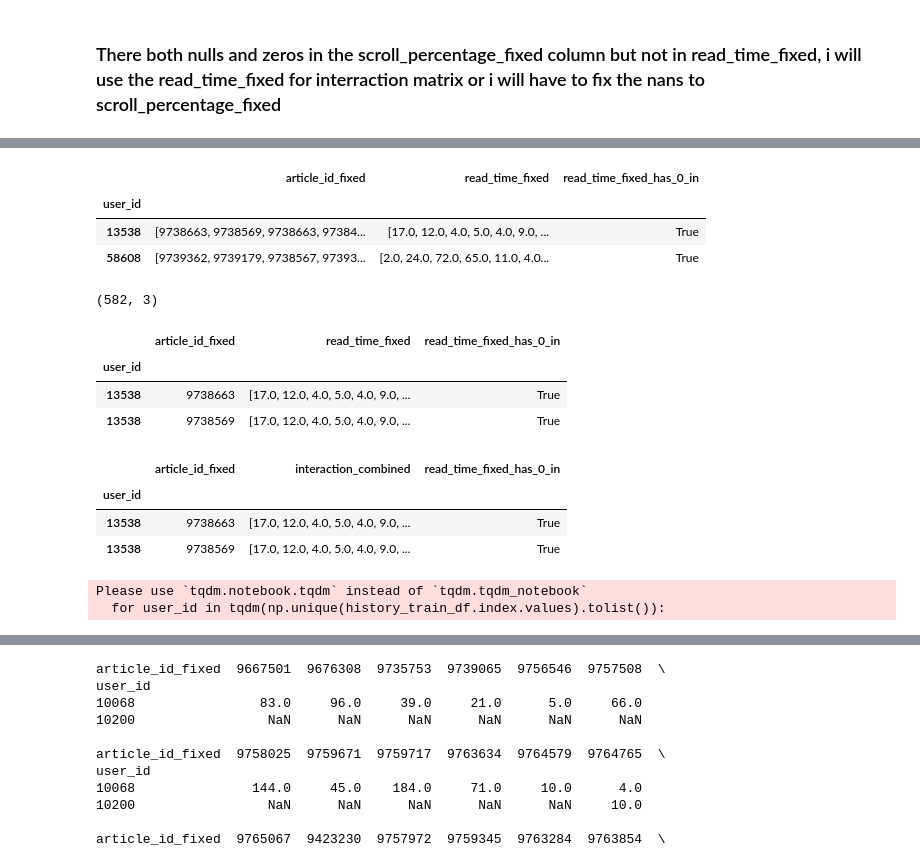
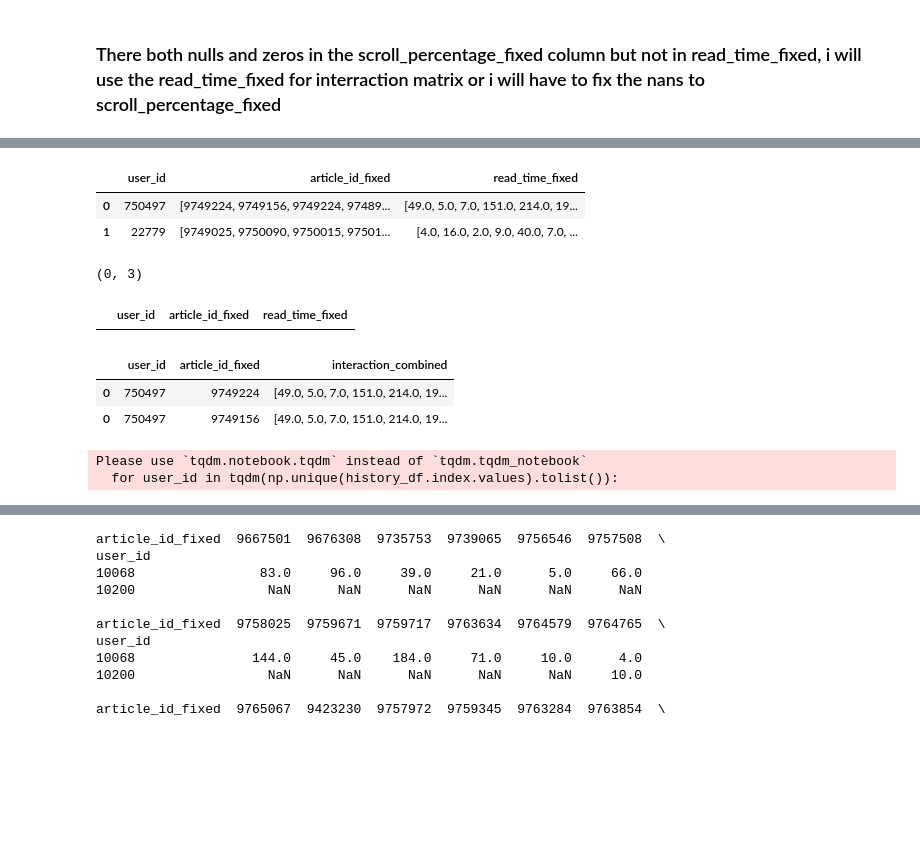
Before and after one commit to akisgazepidis/Recommendation_System_RecSys_Challenge_2024, a Jupyter notebook: RS_Interraction_Matrix.ipynb, the cells around one changed output, grey strips where cells are left out. Cells and saved outputs as stored; diff of their text form; code cells hidden in the pictures; blank space fills up the shorter version.

```diff
--- a/RS_Interraction_Matrix.ipynb
+++ b/RS_Interraction_Matrix.ipynb
@@ -46,4 +59,4 @@ history_train_df.drop('impression_time_fixed', axis=1, inplace=True) # i will dr
 # %%
-history_train_df['scroll_percentage_fixed_len'] = history_train_df['scroll_percentage_fixed'].apply(lambda lst: len(lst))
-history_train_df['article_id_fixed_len'] = history_train_df['article_id_fixed'].apply(lambda lst: len(lst))
-history_train_df['read_time_fixed_len'] = history_train_df['read_time_fixed'].apply(lambda lst: len(lst))
+history_df['scroll_percentage_fixed_len'] = history_df['scroll_percentage_fixed'].apply(lambda lst: len(lst))
+history_df['article_id_fixed_len'] = history_df['article_id_fixed'].apply(lambda lst: len(lst))
+history_df['read_time_fixed_len'] = history_df['read_time_fixed'].apply(lambda lst: len(lst))
@@ -56,6 +63,6 @@ history_train_df.head(2)
 # %% [markdown]
 ### The lenths of the lists in each column seem equal
 # %%
-history_train_df['scroll_percentage_fixed_has_0_in'] = history_train_df['scroll_percentage_fixed'].apply(lambda lst: 0 in lst)
-history_train_df['read_time_fixed_has_0_in'] = history_train_df['read_time_fixed'].apply(lambda lst: 0 in lst)
-history_train_df['read_time_fixed_has_nan'] = history_train_df['read_time_fixed'].apply(lambda lst: pd.isna(lst.any()))
+history_df['scroll_percentage_fixed_has_0_in'] = history_df['scroll_percentage_fixed'].apply(lambda lst: 0 in lst)
+history_df['read_time_fixed_has_0_in'] = history_df['read_time_fixed'].apply(lambda lst: 0 in lst)
+history_df['read_time_fixed_has_nan'] = history_df['read_time_fixed'].apply(lambda lst: pd.isna(lst.any()))
@@ -82,3 +92,3 @@ array([False])
 # %%
-history_train_df.drop(['scroll_percentage_fixed_len', 'article_id_fixed_len', 'read_time_fixed_len', 'scroll_percentage_fixed_has_0_in', 'read_time_fixed_has_nan', 'scroll_percentage_fixed'], axis=1, inplace=True)
+history_df.drop(['scroll_percentage_fixed_len', 'article_id_fixed_len', 'read_time_fixed_len', 'scroll_percentage_fixed_has_0_in', 'read_time_fixed_has_nan', 'scroll_percentage_fixed'], axis=1, inplace=True)
 # %%
@@ -90,2 +100,2 @@ history_train_df.head(2)
 # %%
-history_train_df = history_train_df.set_index('user_id').copy()
+history_df.set_index('user_id').copy()
@@ -92,8 +117,7 @@ history_train_df = history_train_df.set_index('user_id').copy()
 # %%
-history_train_df.head(2)
+history_df.head(2)
 # %% [output]
-|  | article_id_fixed | read_time_fixed | read_time_fixed_has_0_in |
-| user_id |  |  |  |
-| 13538 | [9738663, 9738569, 9738663, 97384... | [17.0, 12.0, 4.0, 5.0, 4.0, 9.0, ... | True |
-| 58608 | [9739362, 9739179, 9738567, 97393... | [2.0, 24.0, 72.0, 65.0, 11.0, 4.0... | True |
+|  | user_id | article_id_fixed | read_time_fixed |
+| 0 | 750497 | [9749224, 9749156, 9749224, 97489... | [49.0, 5.0, 7.0, 151.0, 214.0, 19... |
+| 1 | 22779 | [9749025, 9750090, 9750015, 97501... | [4.0, 16.0, 2.0, 9.0, 40.0, 7.0, ... |
 # %%
@@ -101,13 +125,10 @@ history_train_df = history_train_df.explode('article_id_fixed')
 # %%
-history_train_df[history_train_df.index == 13538].shape
+history_df[history_df.index == 13538].shape
 # %% [output]
-(582, 3)
+(0, 3)
 # %%
-history_train_df[history_train_df.index == 13538].head(2)
+history_df[history_df.index == 13538].head(2)
 # %% [output]
-|  | article_id_fixed | read_time_fixed | read_time_fixed_has_0_in |
-| user_id |  |  |  |
-| 13538 | 9738663 | [17.0, 12.0, 4.0, 5.0, 4.0, 9.0, ... | True |
-| 13538 | 9738569 | [17.0, 12.0, 4.0, 5.0, 4.0, 9.0, ... | True |
+|  | user_id | article_id_fixed | read_time_fixed |
 # %%
  # I rename the column in case i use two columns eventually and combine them. Also to keep the below code same
@@ -115,18 +136,17 @@ history_train_df.rename(columns= {'read_time_fixed': 'interaction_combined'}, in
 # %%
-history_train_df.head(2)
+history_df.head(2)
 # %% [output]
-|  | article_id_fixed | interaction_combined | read_time_fixed_has_0_in |
-| user_id |  |  |  |
-| 13538 | 9738663 | [17.0, 12.0, 4.0, 5.0, 4.0, 9.0, ... | True |
-| 13538 | 9738569 | [17.0, 12.0, 4.0, 5.0, 4.0, 9.0, ... | True |
+|  | user_id | article_id_fixed | interaction_combined |
+| 0 | 750497 | 9749224 | [49.0, 5.0, 7.0, 151.0, 214.0, 19... |
+| 0 | 750497 | 9749156 | [49.0, 5.0, 7.0, 151.0, 214.0, 19... |
 # %%
 # Creation of interaction matrix
 
-interaction_matrix = pd.DataFrame(columns=history_train_df.columns)
+interaction_matrix = pd.DataFrame(columns=history_df.columns)
 counter = 0
-for user_id in tqdm(np.unique(history_train_df.index.values).tolist()):
+for user_id in tqdm(np.unique(history_df.index.values).tolist()):
 
-    temp_df = history_train_df[history_train_df.index == user_id].copy()
+    temp_df = history_df[history_df.index == user_id].copy()
 
     temp_lst = []
 
@@ -151,7 +171,7 @@ for user_id in tqdm(np.unique(history_train_df.index.values).tolist()):
     counter += 1
 # %% [output]
 Please use `tqdm.notebook.tqdm` instead of `tqdm.tqdm_notebook`
-  for user_id in tqdm(np.unique(history_train_df.index.values).tolist()):
+  for user_id in tqdm(np.unique(history_df.index.values).tolist()):
 # %%
 interaction_matrix.shape
 # %% [output]
```
Also changed, not shown: parts of 17 cells of this notebook, 3 other files.
